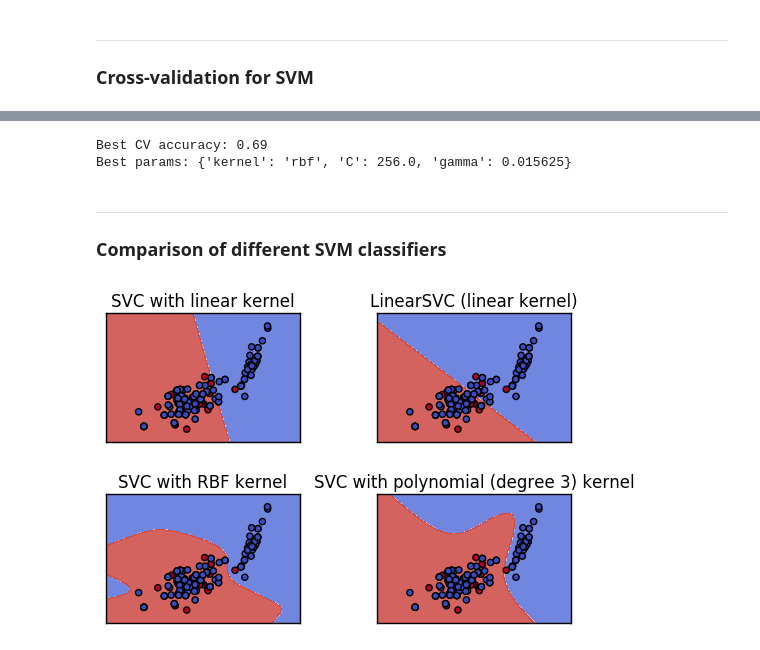
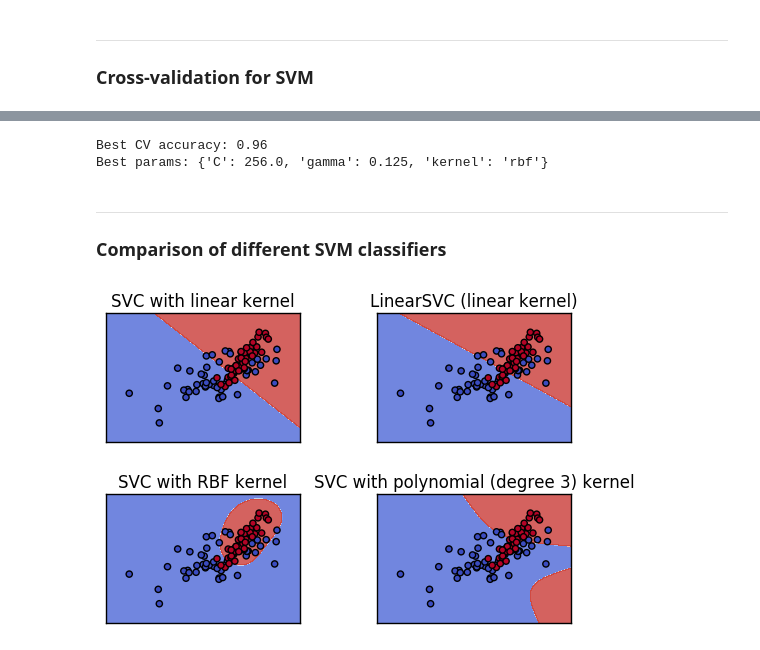
Before and after one commit to daryadedik/playground, a Jupyter notebook: ml-preparation/ml-basics/ml-basics.ipynb, the cells around one changed output, grey strips where cells are left out. Drawn from its saved outputs; the diff is of its cells as text; code cells hidden in the pictures.

```diff
--- a/ml-preparation/ml-basics/ml-basics.ipynb
+++ b/ml-preparation/ml-basics/ml-basics.ipynb
@@ -163,19 +163,20 @@ plt.show()
 # %%
-np.random.seed(10)
+np.random.seed(34)
 
 d = 2
-n = 10
-Ntrn = 100
+Ntrn = 50
 Ntst = 2000
+
+colormap = np.array(['r', 'b'])
 
 mu1 = np.random.rand(d)
 mu2 = np.random.rand(d)
 S1 = np.random.rand(d, d)
 S2 = np.random.rand(d, d)
-sigma1 = np.dot(S1, S1.T)
+sigma1 = np.dot(S1, S1.T) * 2
 sigma2 = np.dot(S2, S2.T)
-mu1 = mu1 - 1
-mu2 = mu2 + 1
+mu1 = mu1 - 0.5
+mu2 = mu2 + 0.5
 # %%
 def get_random_sample(n, mu1, mu2, sigma1, sigma2):
 
@@ -184,8 +185,8 @@ def get_random_sample(n, mu1, mu2, sigma1, sigma2):
 
     X_n = np.concatenate((points_1, points_2), axis=0)
 
-    Y1 = np.ones((n,), dtype=np.int)
-    Y2 = -np.ones((n,), dtype=np.int)
+    Y1 = -np.ones((n,), dtype=np.int)
+    Y2 = np.ones((n,), dtype=np.int)
 
     Y_n = np.concatenate((Y1, Y2), axis=0)
     return (X_n, Y_n)
@@ -281,17 +287,16 @@ from sklearn.svm import SVC, LinearSVC
 from sklearn.model_selection import GridSearchCV, StratifiedKFold
 
 np.random.seed(25)
-d = 10
-Ntrn = 100
-Nval = 100
+dim = 10
+Ntrn = 50
+# Nval = 100 # use cross-validation instead
 Ntst = 2000
 
 Xtrn, Ytrn = get_random_sample(Ntrn, mu1, mu2, sigma1, sigma2)
-random.shuffle(Xtrn)
 Xtst, Ytst = get_random_sample(Ntst, mu1, mu2, sigma1, sigma2)
 # %%
-clf = svm.SVC(kernel='linear')
-clf.fit(Xtrn, Ytrn)
+svm_lin = svm.SVC(kernel='linear')
+svm_lin.fit(Xtrn, Ytrn)
 # %% [output]
 SVC(C=1.0, cache_size=200, class_weight=None, coef0=0.0,
   decision_function_shape=None, degree=3, gamma='auto', kernel='linear',
@@ -368,15 +389,14 @@ Fitting 10 folds for each of 40 candidates, totalling 400 fits
 Y_pred = gscv.predict(Xtst)
 print('Best CV accuracy: %g\nBest params: %s\n' % (gscv.best_score_, gscv.best_params_))
 # %% [output]
-Best CV accuracy: 0.69
-Best params: {'kernel': 'rbf', 'C': 256.0, 'gamma': 0.015625}
+Best CV accuracy: 0.96
+Best params: {'C': 256.0, 'gamma': 0.125, 'kernel': 'rbf'}
 # %% [markdown]
 ***
 ### Comparison of different SVM classifiers
 # %%
 h = .02
-
-C = 1.0
+C = 0.1
 
 # Different kernels
 svc = svm.SVC(kernel='linear', C=C).fit(Xtrn, Ytrn)
@@ -390,31 +410,31 @@ y_min, y_max = Xtrn[:, 1].min() - 1, Xtrn[:, 1].max() + 1
 xx, yy = np.meshgrid(np.arange(x_min, x_max, h),
                      np.arange(y_min, y_max, h))
 
 # title for the plots
 titles = ['SVC with linear kernel',
           'LinearSVC (linear kernel)',
           'SVC with RBF kernel',
           'SVC with polynomial (degree 3) kernel']
 
 for i, clf in enumerate((svc, lin_svc, rbf_svc, poly_svc)):
     # Plot the decision boundary. For that, we will assign a color to each
     plt.subplot(2, 2, i + 1)
     plt.subplots_adjust(wspace=0.4, hspace=0.4)
 
     Z = clf.predict(np.c_[xx.ravel(), yy.ravel()])
 
     # Put the result into a color plot
     Z = Z.reshape(xx.shape)
     plt.contourf(xx, yy, Z, cmap=plt.cm.coolwarm, alpha=0.8)
 
     # Plot also the training points
     plt.scatter(Xtrn[:, 0], Xtrn[:, 1], c=Ytrn, cmap=plt.cm.coolwarm)
     plt.xlim(xx.min(), xx.max())
     plt.ylim(yy.min(), yy.max())
     plt.xticks(())
     plt.yticks(())
     plt.title(titles[i])
 
 plt.show()
 # %% [output]
-[figure, old version]
+[figure, new version]
```
Also changed, not shown: parts of 22 cells of this notebook.
